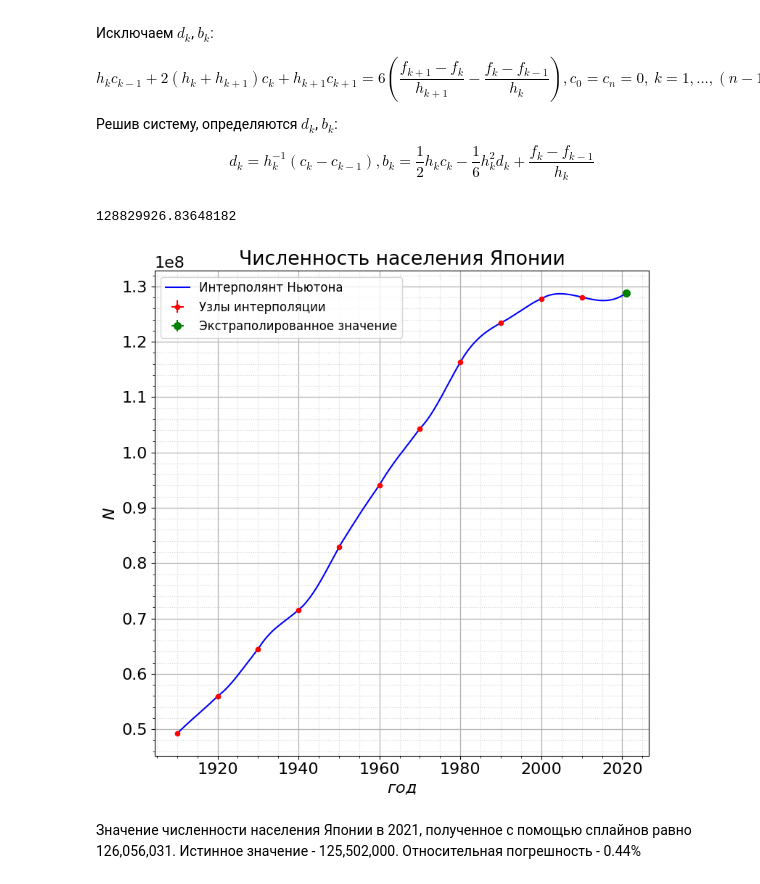
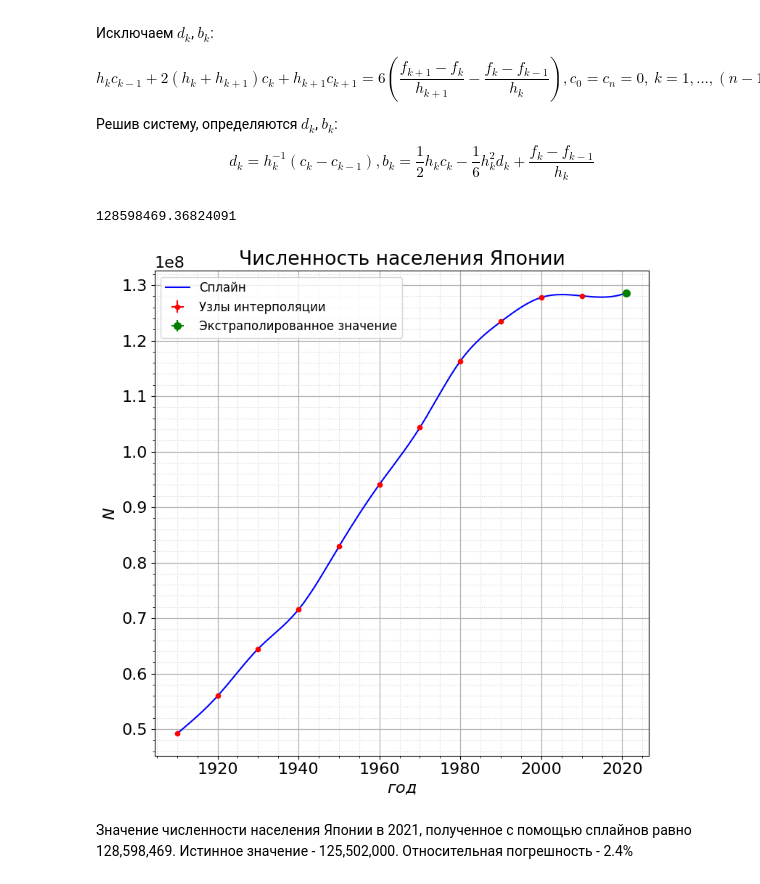
Before and after one commit to Panterrich/ComputationalMath, a Jupyter notebook: lab_4/lab_4.ipynb, the cells around one changed output. Saved outputs shown, nothing was run; the diff lists cells and outputs as text; code cells hidden in the pictures.

```diff
--- a/lab_4/lab_4.ipynb
+++ b/lab_4/lab_4.ipynb
@@ -214,7 +214,7 @@ def Spline(x: np.array, f: np.array) -> np.array:
     sp[-1][2] = 0
 
     for k in range(1, n + 1):
-        sp[k][3] = 2 * (sp[k][2] - sp[k - 1][2]) / h[k]
+        sp[k][3] = (sp[k][2] - sp[k - 1][2]) / h[k]
         sp[k][1] = 1 / 2 * h[k] * sp[k][2] - 1 / 6 * h[k] ** 2 * sp[k][3] + (f[k] - f[k - 1]) / h[k]
 
     return sp
@@ -256,29 +256,29 @@ sp = Spline(years[:-1], population)
 # %%
 mpl.rcParams['font.size'] = 16                   # Управление стилем, в данном случаем - размером шрифта
 plt.figure(figsize = (8,8), facecolor = "white") # Создаем фигуру
 
 # Подписываем оси и график
 plt.title(r"Численность населения Японии")
 plt.ylabel(r"$N$")
 plt.xlabel(r"$год$")
 
 plt.errorbar(years[:-1], population, yerr = 0, xerr = 0, fmt = 'r.', markersize = 9, markerfacecolor = 'r', label = "Узлы интерполяции")
 
 x_lin = np.linspace(years[0], years[-1], 1000)
-plt.plot(x_lin, [GetValue(sp, x_lin[i], years[:-1]) for i in range(x_lin.size)], "b", label = "Интерполянт Ньютона")
+plt.plot(x_lin, [GetValue(sp, x_lin[i], years[:-1]) for i in range(x_lin.size)], "b", label = "Сплайн")
 
 plt.errorbar(years[-1], GetValue(sp, years[-1], years[:-1]), yerr = 0, xerr = 0, fmt = 'g.', markersize = 14, markerfacecolor = 'g', label = "Экстраполированное значение")
 print(GetValue(sp, years[-1], years[:-1]))
 
 plt.grid(visible = True, which = 'major', axis = 'both', alpha = 1, linewidth = 0.9)   # Активируем сетку
 plt.grid(visible = True, which = 'minor', axis = 'both', alpha = 0.5, linestyle = ':')
 
 plt.minorticks_on()
 plt.tight_layout()
 plt.legend(loc = "best", fontsize = 12) # Активируем легенду графика
 plt.show()
 # %% [output]
-128829926.83648182
+128598469.36824091
-[figure, old version]
+[figure, new version]
 # %% [markdown]
-Значение численности населения Японии в 2021, полученное с помощью сплайнов равно 126,056,031. Истинное значение - 125,502,000. Относительная погрешность - 0.44%
+Значение численности населения Японии в 2021, полученное с помощью сплайнов равно 128,598,469. Истинное значение - 125,502,000. Относительная погрешность - 2.4%
```
